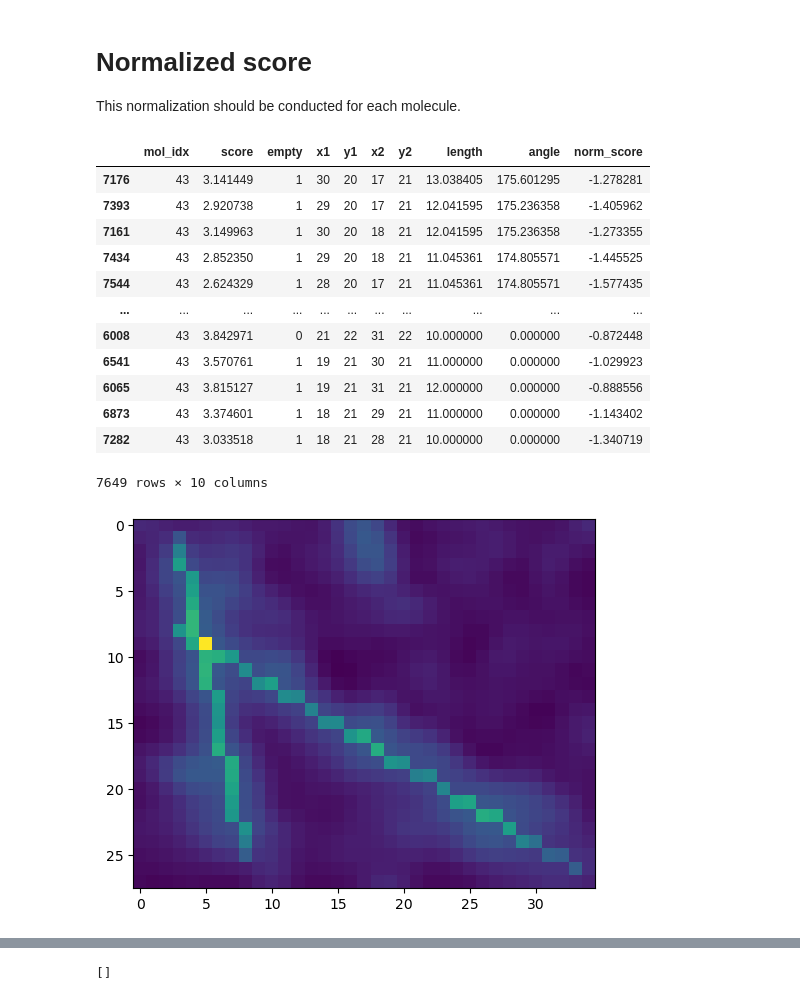
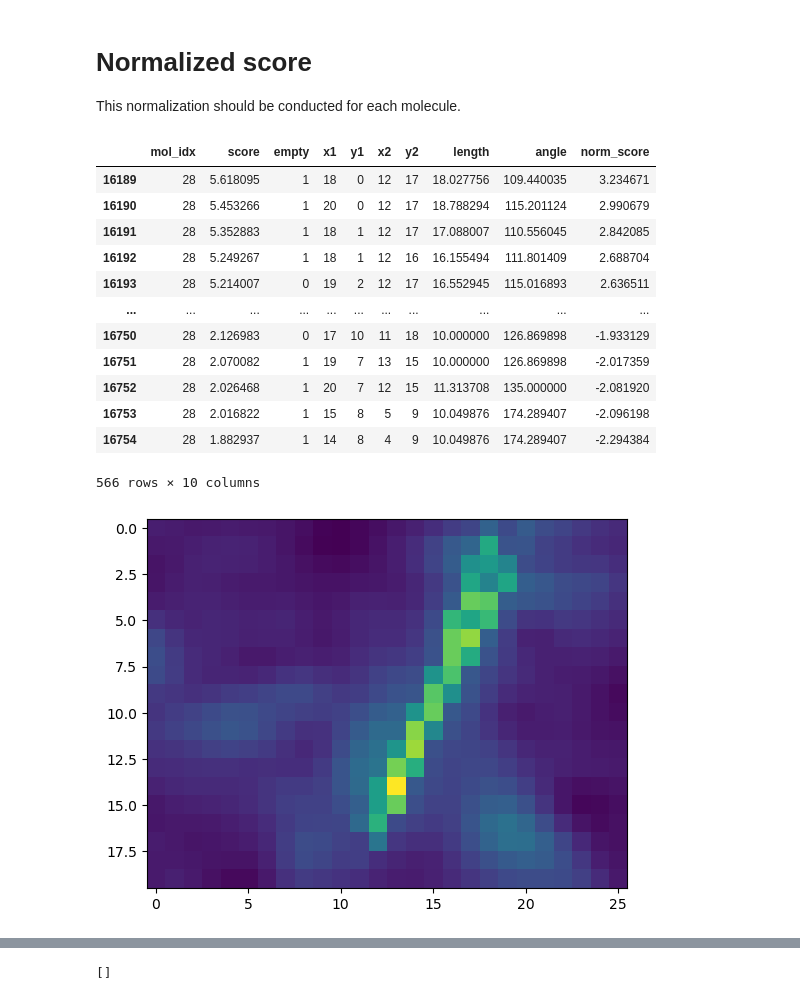
Before and after one commit to iobataya/line_detection, a Jupyter notebook: Find_linear_part_notebook.ipynb, the cells around one changed output, grey strips where cells are left out. Saved outputs shown, nothing was run; the diff lists cells and outputs as text; code cells hidden in the pictures.

Commit message:
angle distribution

```diff
--- a/Find_linear_part_notebook.ipynb
+++ b/Find_linear_part_notebook.ipynb
@@ -181,5 +206,5 @@ ld = LineDetection(labelled, source, **config)
 # %%
-idx = 42
+idx = 27
 mol = ld.molecules[idx]
 mol_image = mol.get_source_image()
 plt.imshow(mol_image)
@@ -200,19 +222,21 @@ mol42 = ld.score_df.loc[ld.score_df["mol_idx"]==43]
 # %%
-mol_score.sort_values("angle",ascending=False)
+df = ld.score_df
+mol_df = df.loc[df["mol_idx"]==mol.mol_idx]
+mol_df
 # %% [output]
 |  | mol_idx | score | empty | x1 | y1 | x2 | y2 | length | angle | norm_score |
-| 7176 | 43 | 3.141449 | 1 | 30 | 20 | 17 | 21 | 13.038405 | 175.601295 | -1.278281 |
-| 7393 | 43 | 2.920738 | 1 | 29 | 20 | 17 | 21 | 12.041595 | 175.236358 | -1.405962 |
-| 7161 | 43 | 3.149963 | 1 | 30 | 20 | 18 | 21 | 12.041595 | 175.236358 | -1.273355 |
-| 7434 | 43 | 2.852350 | 1 | 29 | 20 | 18 | 21 | 11.045361 | 174.805571 | -1.445525 |
-| 7544 | 43 | 2.624329 | 1 | 28 | 20 | 17 | 21 | 11.045361 | 174.805571 | -1.577435 |
+| 16189 | 28 | 5.618095 | 1 | 18 | 0 | 12 | 17 | 18.027756 | 109.440035 | 3.234671 |
+| 16190 | 28 | 5.453266 | 1 | 20 | 0 | 12 | 17 | 18.788294 | 115.201124 | 2.990679 |
+| 16191 | 28 | 5.352883 | 1 | 18 | 1 | 12 | 17 | 17.088007 | 110.556045 | 2.842085 |
+| 16192 | 28 | 5.249267 | 1 | 18 | 1 | 12 | 16 | 16.155494 | 111.801409 | 2.688704 |
+| 16193 | 28 | 5.214007 | 0 | 19 | 2 | 12 | 17 | 16.552945 | 115.016893 | 2.636511 |
 | ... | ... | ... | ... | ... | ... | ... | ... | ... | ... | ... |
-| 6008 | 43 | 3.842971 | 0 | 21 | 22 | 31 | 22 | 10.000000 | 0.000000 | -0.872448 |
-| 6541 | 43 | 3.570761 | 1 | 19 | 21 | 30 | 21 | 11.000000 | 0.000000 | -1.029923 |
-| 6065 | 43 | 3.815127 | 1 | 19 | 21 | 31 | 21 | 12.000000 | 0.000000 | -0.888556 |
-| 6873 | 43 | 3.374601 | 1 | 18 | 21 | 29 | 21 | 11.000000 | 0.000000 | -1.143402 |
-| 7282 | 43 | 3.033518 | 1 | 18 | 21 | 28 | 21 | 10.000000 | 0.000000 | -1.340719 |
+| 16750 | 28 | 2.126983 | 0 | 17 | 10 | 11 | 18 | 10.000000 | 126.869898 | -1.933129 |
+| 16751 | 28 | 2.070082 | 1 | 19 | 7 | 13 | 15 | 10.000000 | 126.869898 | -2.017359 |
+| 16752 | 28 | 2.026468 | 1 | 20 | 7 | 12 | 15 | 11.313708 | 135.000000 | -2.081920 |
+| 16753 | 28 | 2.016822 | 1 | 15 | 8 | 5 | 9 | 10.049876 | 174.289407 | -2.096198 |
+| 16754 | 28 | 1.882937 | 1 | 14 | 8 | 4 | 9 | 10.049876 | 174.289407 | -2.294384 |
-7649 rows × 10 columns
+566 rows × 10 columns
 # %%
 def plot_emphasized_by_score(ld, mol, ilocs):
     """ Plot an emphasized line in src image"""
@@ -229,7 +253,7 @@ def plot_emphasized_by_score(ld, mol, ilocs):
     plt.imshow(emp)
     plt.plot()
 # %%
-plot_emphasized_by_score(ld,mol,[0,66])
+plot_emphasized_by_score(ld, mol,range(0,10))
 # %% [output]
-[figure, old version]
+[figure, new version]
 # %%
```
Also changed, not shown: parts of 28 cells of this notebook, 2 other files.
